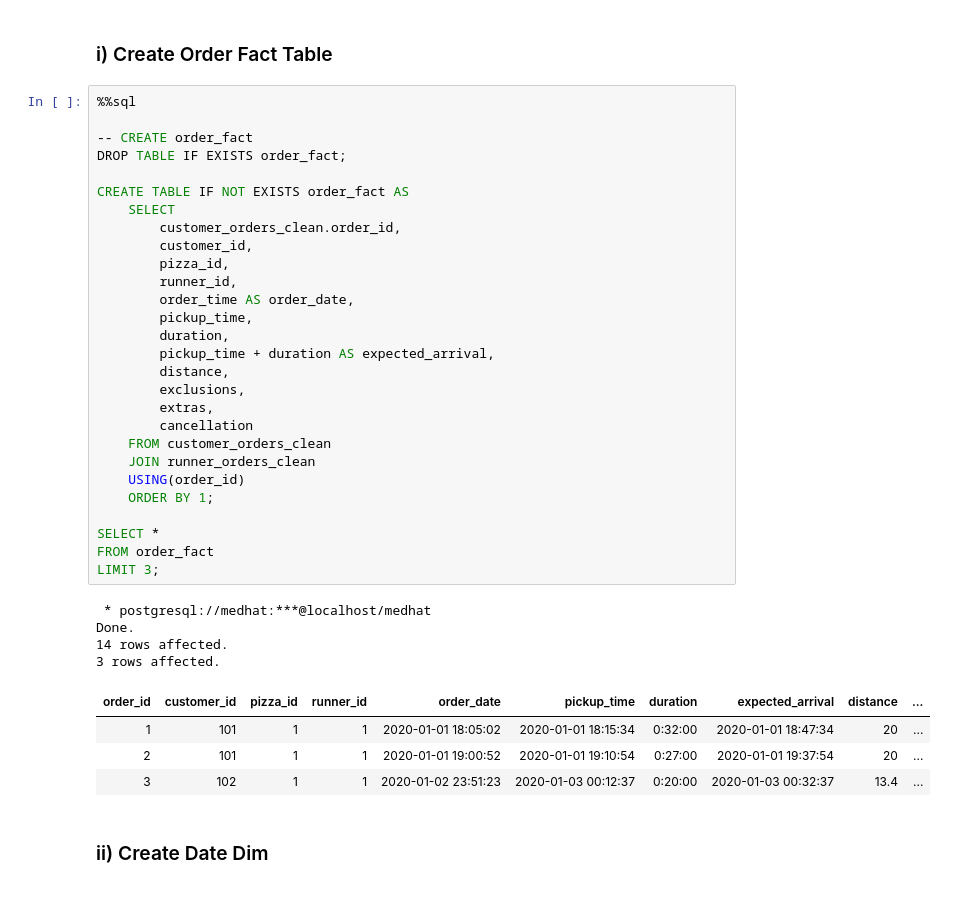
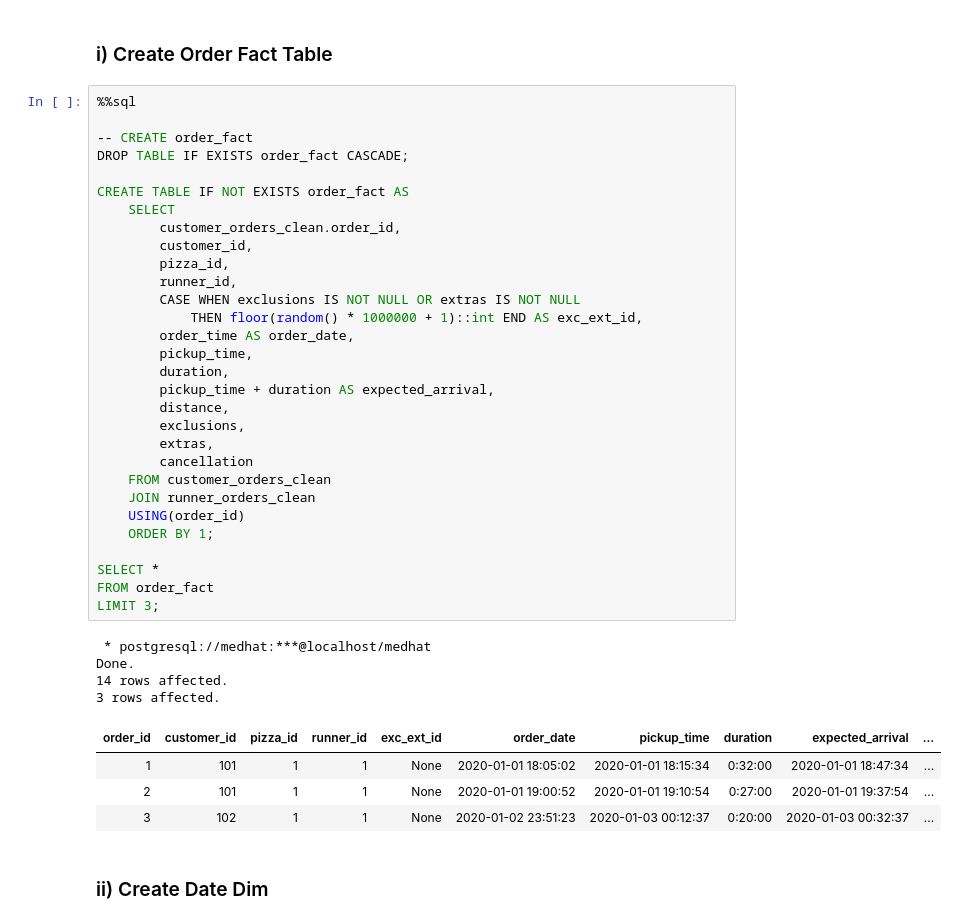
Before and after one commit to MEDHAT-ALHADDAD/Pizza_Runner, a Jupyter notebook: Case Study #2 - Pizza Runner.ipynb, the cells around one changed output. Cells and saved outputs as stored; diff of their text form.

```diff
--- a/Case Study #2 - Pizza Runner.ipynb
+++ b/Case Study #2 - Pizza Runner.ipynb
@@ -487,39 +487,41 @@ To simplify Queries, let's merge customer and runner orders in one order_fact ta
 %%sql
 
 -- CREATE order_fact
-DROP TABLE IF EXISTS order_fact;
+DROP TABLE IF EXISTS order_fact CASCADE;
 
 CREATE TABLE IF NOT EXISTS order_fact AS
     SELECT
         customer_orders_clean.order_id,
         customer_id,
         pizza_id,
         runner_id,
+        CASE WHEN exclusions IS NOT NULL OR extras IS NOT NULL
+            THEN floor(random() * 1000000 + 1)::int END AS exc_ext_id,
         order_time AS order_date,
         pickup_time,
         duration,
         pickup_time + duration AS expected_arrival,
         distance,
         exclusions,
         extras,
         cancellation
     FROM customer_orders_clean
     JOIN runner_orders_clean
     USING(order_id)
     ORDER BY 1;
 
 SELECT *
 FROM order_fact
 LIMIT 3;
 # %% [output]
  * postgresql://medhat:***@localhost/medhat
 Done.
 14 rows affected.
 3 rows affected.
-| order_id | customer_id | pizza_id | runner_id | order_date | pickup_time | duration | expected_arrival | distance | ... |
-| 1 | 101 | 1 | 1 | 2020-01-01 18:05:02 | 2020-01-01 18:15:34 | 0:32:00 | 2020-01-01 18:47:34 | 20 | ... |
-| 2 | 101 | 1 | 1 | 2020-01-01 19:00:52 | 2020-01-01 19:10:54 | 0:27:00 | 2020-01-01 19:37:54 | 20 | ... |
-| 3 | 102 | 1 | 1 | 2020-01-02 23:51:23 | 2020-01-03 00:12:37 | 0:20:00 | 2020-01-03 00:32:37 | 13.4 | ... |
+| order_id | customer_id | pizza_id | runner_id | exc_ext_id | order_date | pickup_time | duration | expected_arrival | ... |
+| 1 | 101 | 1 | 1 | None | 2020-01-01 18:05:02 | 2020-01-01 18:15:34 | 0:32:00 | 2020-01-01 18:47:34 | ... |
+| 2 | 101 | 1 | 1 | None | 2020-01-01 19:00:52 | 2020-01-01 19:10:54 | 0:27:00 | 2020-01-01 19:37:54 | ... |
+| 3 | 102 | 1 | 1 | None | 2020-01-02 23:51:23 | 2020-01-03 00:12:37 | 0:20:00 | 2020-01-03 00:32:37 | ... |
 # %% [markdown]
 ### ii) Create Date Dim
 # %%
```
Also changed, not shown: parts of 36 cells of this notebook, 5 other files.
